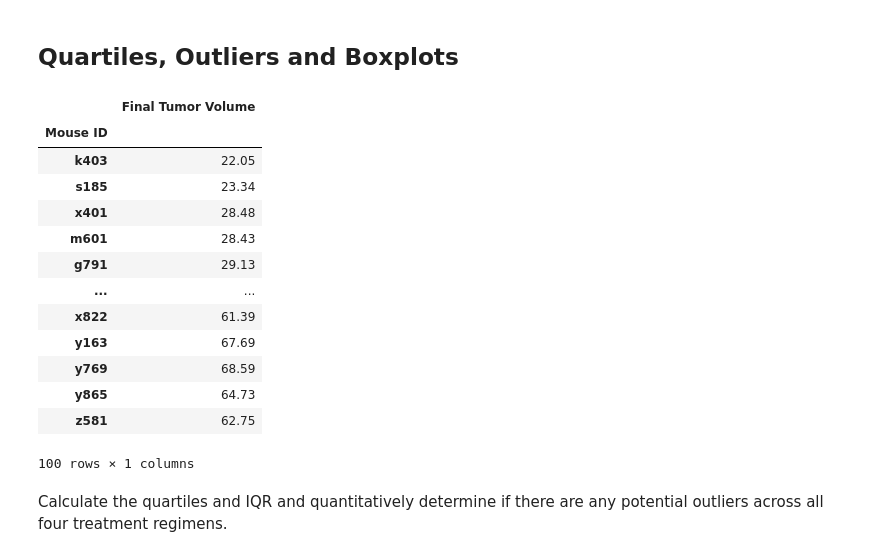
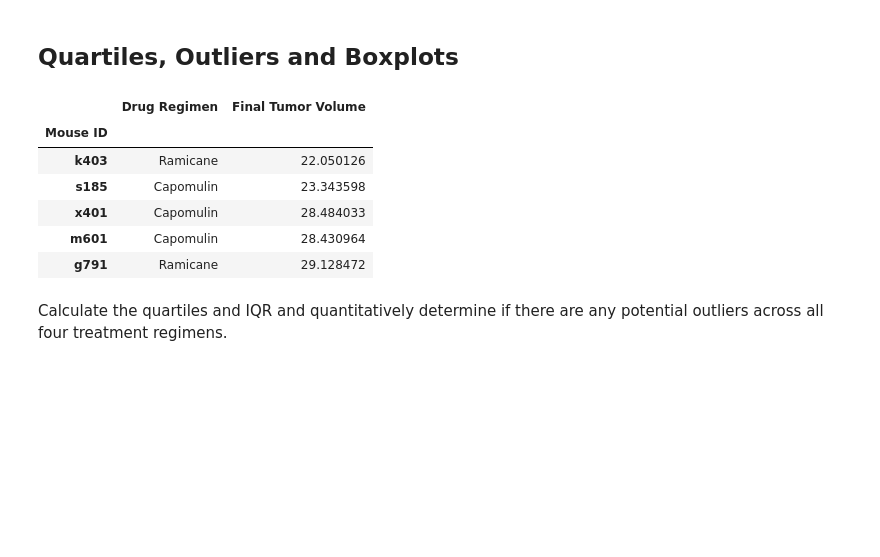
Before and after one commit to cveras33/matplotlib-challenge, a Jupyter notebook: Pymaceuticals/pymaceuticals_starter.ipynb, the cells around one changed output. Cells and saved outputs as stored; diff of their text form; code cells hidden in the pictures; blank space fills up the shorter version.

Commit message:
Complete data frame to work with for quartiles and outlies section

```diff
--- a/Pymaceuticals/pymaceuticals_starter.ipynb
+++ b/Pymaceuticals/pymaceuticals_starter.ipynb
@@ -166,45 +166,32 @@ plt.savefig('plt_pie_plot.png', dpi=72, bbox_inches='tight')
 # %%
 # Calculate the final tumor volume of each mouse across four of the treatment regimens:
 # Capomulin, Ramicane, Infubinol, and Ceftamin
 
 new_merged_df = merged_df.set_index("Mouse ID")
 
 some_drug_regimens_df = new_merged_df.loc[(new_merged_df["Drug Regimen"] == "Capomulin") |
                                    (new_merged_df["Drug Regimen"] == "Ramicane") |
                                    (new_merged_df["Drug Regimen"] == "Infubinol") |
                                    (new_merged_df["Drug Regimen"] == "Ceftamin"), :]
 
 per_mouse = some_drug_regimens_df.groupby("Mouse ID")
 
-# HINT: Not all mice lived until timepoint 45
-# Start by getting the last (greatest) timepoint for each mouse
-
 final_tumor_volume = per_mouse['Tumor Volume (mm3)'].tail(1)
 
-# need to figure out how to just get drug regimen name
-#mouse_drug_regimen = per_mouse['Drug Regimen']
+mouse_drug_regimen = per_mouse['Drug Regimen'].tail(1)
 
-final_tumor_volume_per_mouse_df = pd.DataFrame({"Final Tumor Volume" : final_tumor_volume}).round(2)
+final_tumor_volume_per_mouse_df = pd.DataFrame({"Drug Regimen" : mouse_drug_regimen,
+                                                "Final Tumor Volume" : final_tumor_volume})
 
-#final_tumor_volume_per_mouse_df = pd.DataFrame({"Drug Regimen" : mouse_drug_regimen,
-           #                                     "Final Tumor Volume" : final_tumor_volume})
-
-final_tumor_volume_per_mouse_df
+final_tumor_volume_per_mouse_df.head()
 # %% [output]
-|  | Final Tumor Volume |
-| Mouse ID |  |
-| k403 | 22.05 |
-| s185 | 23.34 |
-| x401 | 28.48 |
-| m601 | 28.43 |
-| g791 | 29.13 |
-| ... | ... |
-| x822 | 61.39 |
-| y163 | 67.69 |
-| y769 | 68.59 |
-| y865 | 64.73 |
-| z581 | 62.75 |
+|  | Drug Regimen | Final Tumor Volume |
+| Mouse ID |  |  |
+| k403 | Ramicane | 22.050126 |
+| s185 | Capomulin | 23.343598 |
+| x401 | Capomulin | 28.484033 |
+| m601 | Capomulin | 28.430964 |
+| g791 | Ramicane | 29.128472 |
-100 rows × 1 columns
 # %% [markdown]
 Calculate the quartiles and IQR and quantitatively determine if there are any potential outliers across all four treatment regimens.
 # %%
```
Also changed, not shown: parts of 3 cells of this notebook.
